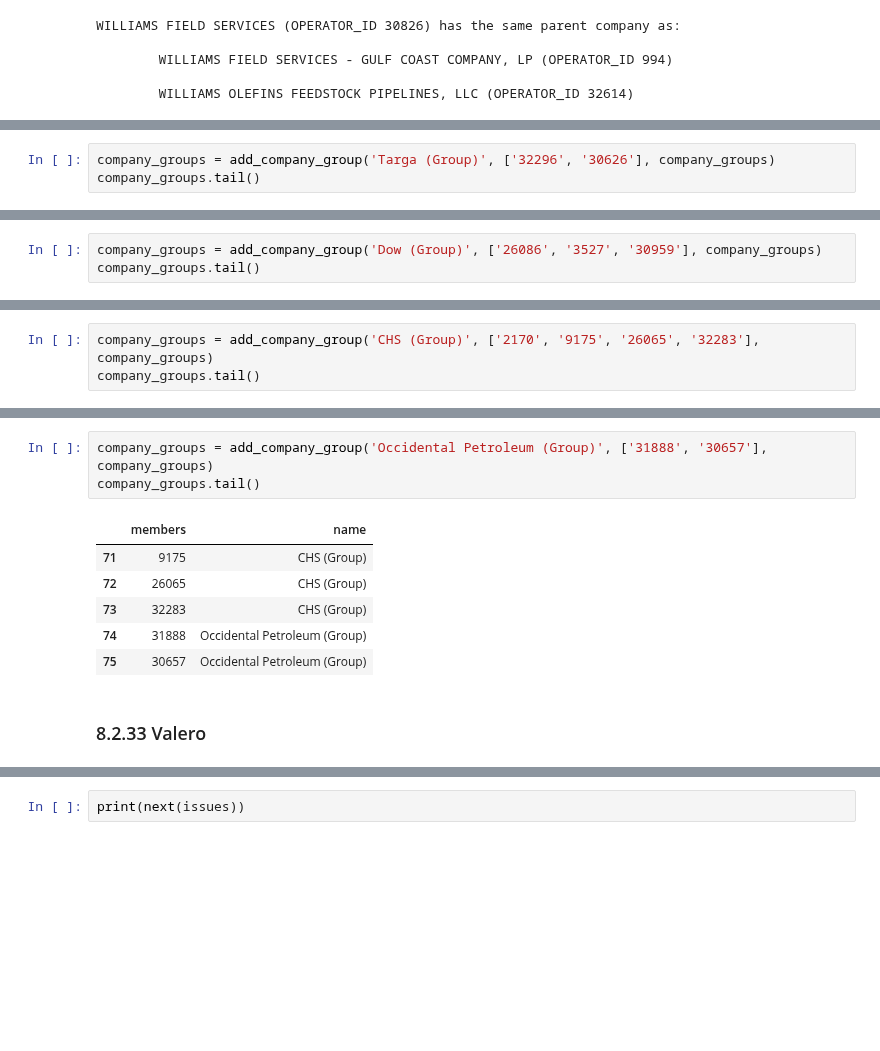
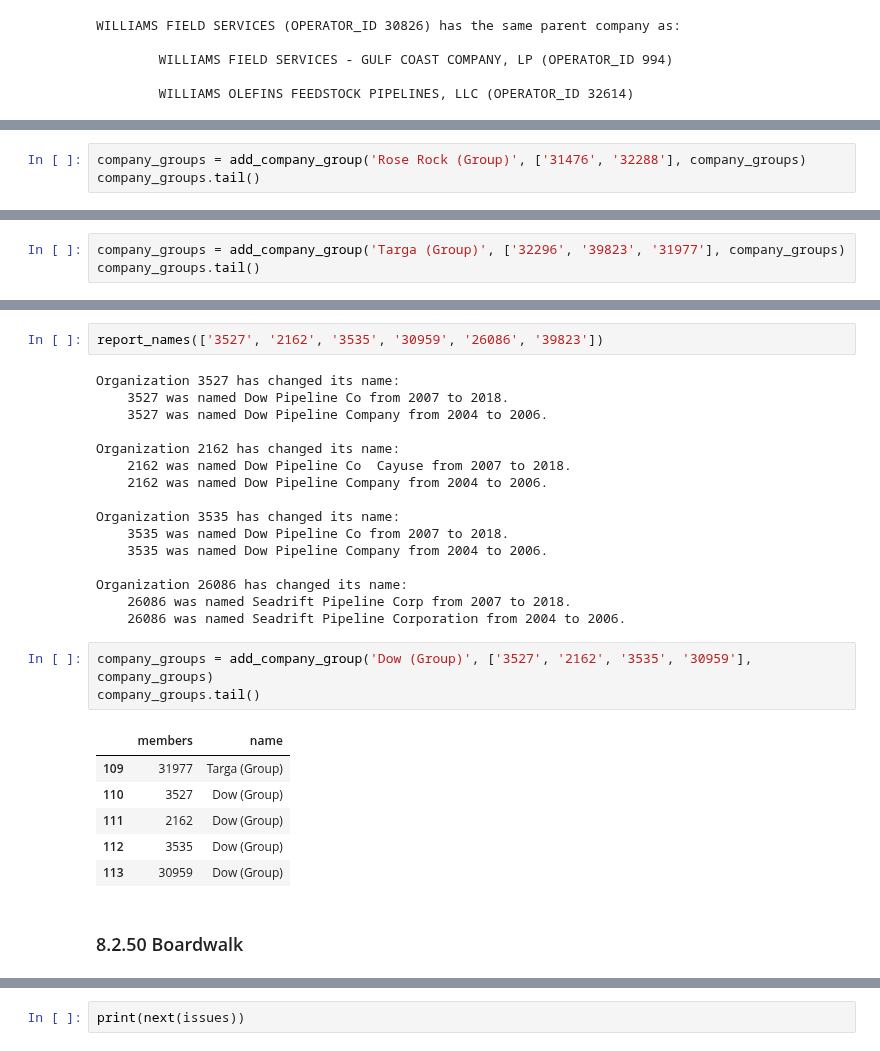
Before and after one commit to julianbarg/oil_industry, a Jupyter notebook: workbooks/8py_resolve issues.ipynb, the cells around one changed output, grey strips where cells are left out. Drawn from its saved outputs; the diff is of its cells as text; blank space fills up the shorter version.

```diff
--- a/workbooks/8py_resolve issues.ipynb
+++ b/workbooks/8py_resolve issues.ipynb
@@ -824,0 +1870,3 @@ BKEP PIPELINE, LLC (OPERATOR_ID 32551) has the same parent company as:
+# %%
+company_groups = add_company_group('Rose Rock (Group)', ['31476', '32288'], company_groups)
+company_groups.tail()
@@ -875,3 +1931,0 @@ TARGA RESOURCES OPERATING LLC (OPERATOR_ID 32296) has the same parent company as
-# %%
-company_groups = add_company_group('Targa (Group)', ['32296', '30626'], company_groups)
-company_groups.tail()
@@ -895,5 +1968,5 @@ SEADRIFT PIPELINE CORP (OPERATOR_ID 26086) has the same parent company as:
 # %%
-company_groups = add_company_group('Dow (Group)', ['26086', '3527', '30959'], company_groups)
+company_groups = add_company_group('Targa (Group)', ['32296', '39823', '31977'], company_groups)
 company_groups.tail()
 # %% [output]
 |  | members | name |
@@ -917,3 +2008,0 @@ CENEX PIPELINE LLC (OPERATOR_ID 2170) has the same parent company as:
-# %%
-company_groups = add_company_group('CHS (Group)', ['2170', '9175', '26065', '32283'], company_groups)
-company_groups.tail()
@@ -971,15 +2071,33 @@ CENTURION PIPELINE L.P. (OPERATOR_ID 31888) has the same parent company as:
+# %%
+report_names(['3527', '2162', '3535', '30959', '26086', '39823'])
+# %% [output]
+Organization 3527 has changed its name:
+    3527 was named Dow Pipeline Co from 2007 to 2018.
+    3527 was named Dow Pipeline Company from 2004 to 2006.
+
+Organization 2162 has changed its name:
+    2162 was named Dow Pipeline Co  Cayuse from 2007 to 2018.
+    2162 was named Dow Pipeline Company from 2004 to 2006.
+
+Organization 3535 has changed its name:
+    3535 was named Dow Pipeline Co from 2007 to 2018.
+    3535 was named Dow Pipeline Company from 2004 to 2006.
+
+Organization 26086 has changed its name:
+    26086 was named Seadrift Pipeline Corp from 2007 to 2018.
+    26086 was named Seadrift Pipeline Corporation from 2004 to 2006.
 # %%
-company_groups = add_company_group('Occidental Petroleum (Group)', ['31888', '30657'], company_groups)
+company_groups = add_company_group('Dow (Group)', ['3527', '2162', '3535', '30959'], company_groups)
 company_groups.tail()
 # %% [output]
 |  | members | name |
-| 71 | 9175 | CHS (Group) |
-| 72 | 26065 | CHS (Group) |
-| 73 | 32283 | CHS (Group) |
-| 74 | 31888 | Occidental Petroleum (Group) |
-| 75 | 30657 | Occidental Petroleum (Group) |
+| 109 | 31977 | Targa (Group) |
+| 110 | 3527 | Dow (Group) |
+| 111 | 2162 | Dow (Group) |
+| 112 | 3535 | Dow (Group) |
+| 113 | 30959 | Dow (Group) |
 # %% [markdown]
-### 8.2.33 Valero
+### 8.2.50 Boardwalk
 # %%
 print(next(issues))
 # %% [output]
```
Also changed, not shown: parts of 433 cells of this notebook, 3 other files.
